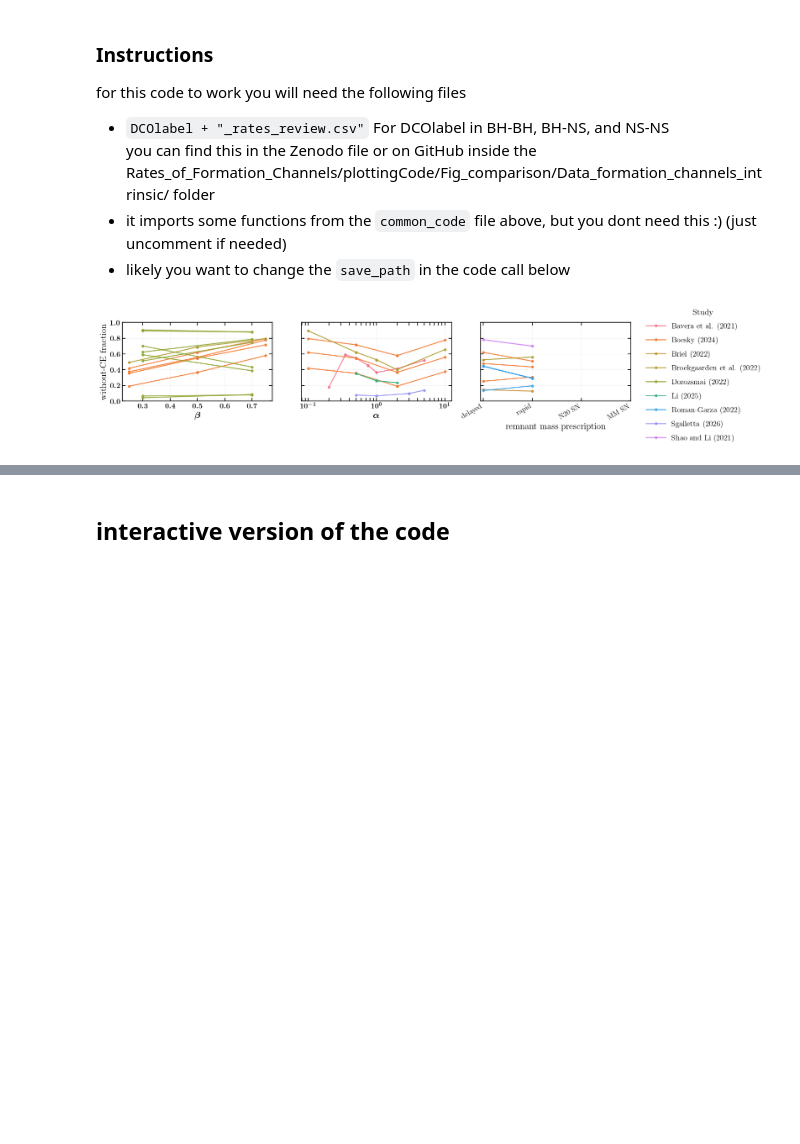
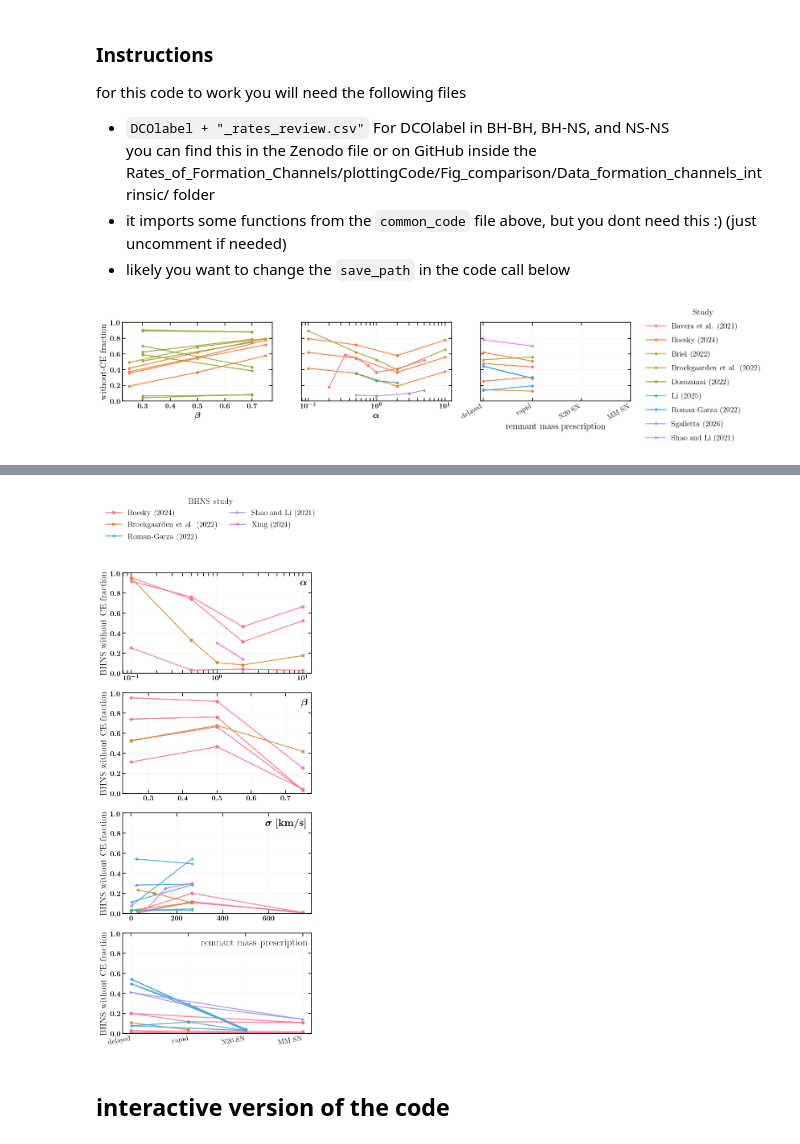
Before and after one commit to FloorBroekgaarden/Rates_of_Formation_Channels, a Jupyter notebook: plottingCode/All_Figures/Figure_9_parameter_xaxis_plot.ipynb, the cells around one changed output, grey strips where cells are left out. Drawn from its saved outputs; the diff is of its cells as text; code cells hidden in the pictures; blank space fills up the shorter version.

```diff
--- a/plottingCode/All_Figures/Figure_9_parameter_xaxis_plot.ipynb
+++ b/plottingCode/All_Figures/Figure_9_parameter_xaxis_plot.ipynb
@@ -826,3 +826,32 @@ plt.show()
+# %%
+path = path_to_file
+DCOlabel = "BH-NS"
+
+fig = plot_withoutCE_fraction_vs_parameters_static(
+    path_to_file=path,
+    parameters=[ r"$\alpha$", r"$\beta$",  r"$\sigma$", "remnant mass prescription"],
+    DCOlabel=DCOlabel,
+    ncols=1,
+    palette_name="husl",
+    parameter_map={
+        r"$\beta$": "beta",
+        r"$\alpha$": "alpha",
+        "remnant mass prescription": "supernova",
+        r"$\sigma$": "sigma",
+    },
+    category_orders={
+        "remnant mass prescription": ["delayed", "rapid", "N20 SN", "MM SN"]
+    },
+    alpha_logx=True,
+)
+
+fig.savefig(
+    f"Output_Figures/Fig9_{DCOlabel}_withoutCE_fraction_vs_parameters.pdf",
+    bbox_inches="tight"
+)
+plt.show()
+# %% [output]
+[figure, added]
 # %% [markdown]
 ## interactive version of the code
 # %%
```
Also changed, not shown: parts of 7 cells of this notebook, 3 other files.
